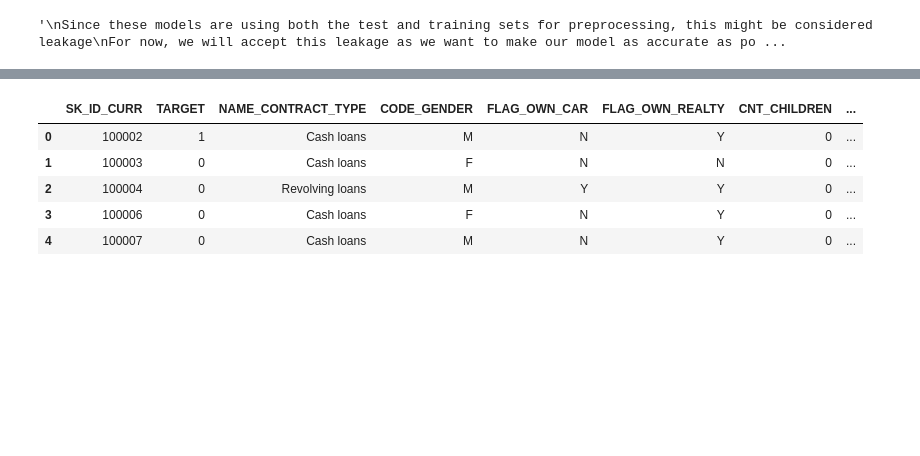
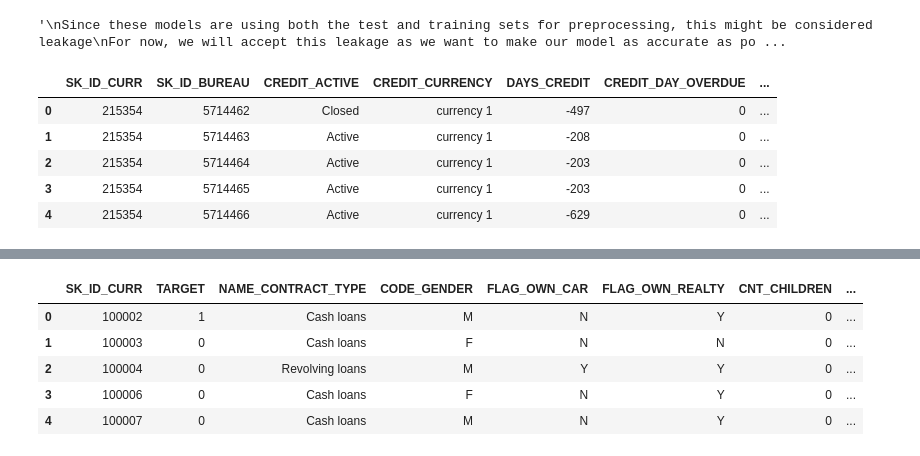
Before and after one commit to Edwardp17/home_credit, a Jupyter notebook: kaggle_home_credit_NN.ipynb, the cells around one changed output, grey strips where cells are left out. Saved outputs shown, nothing was run; the diff lists cells and outputs as text; code cells hidden in the pictures; blank space fills up the shorter version.

```diff
--- a/kaggle_home_credit_NN.ipynb
+++ b/kaggle_home_credit_NN.ipynb
@@ -56,3 +56,12 @@ credit_card_balance = pd.read_csv('data/credit_card_balance.csv')
 installments_payments = pd.read_csv('data/installments_payments.csv')
 previous_application = pd.read_csv('data/previous_application.csv')
 sample_submission = pd.read_csv('data/sample_submission.csv')
+# %%
+bureau.head()
+# %% [output]
+|  | SK_ID_CURR | SK_ID_BUREAU | CREDIT_ACTIVE | CREDIT_CURRENCY | DAYS_CREDIT | CREDIT_DAY_OVERDUE | ... |
+| 0 | 215354 | 5714462 | Closed | currency 1 | -497 | 0 | ... |
+| 1 | 215354 | 5714463 | Active | currency 1 | -208 | 0 | ... |
+| 2 | 215354 | 5714464 | Active | currency 1 | -203 | 0 | ... |
+| 3 | 215354 | 5714465 | Active | currency 1 | -203 | 0 | ... |
+| 4 | 215354 | 5714466 | Active | currency 1 | -629 | 0 | ... |
```
Also changed, not shown: parts of 8 cells of this notebook, 1 other file.
